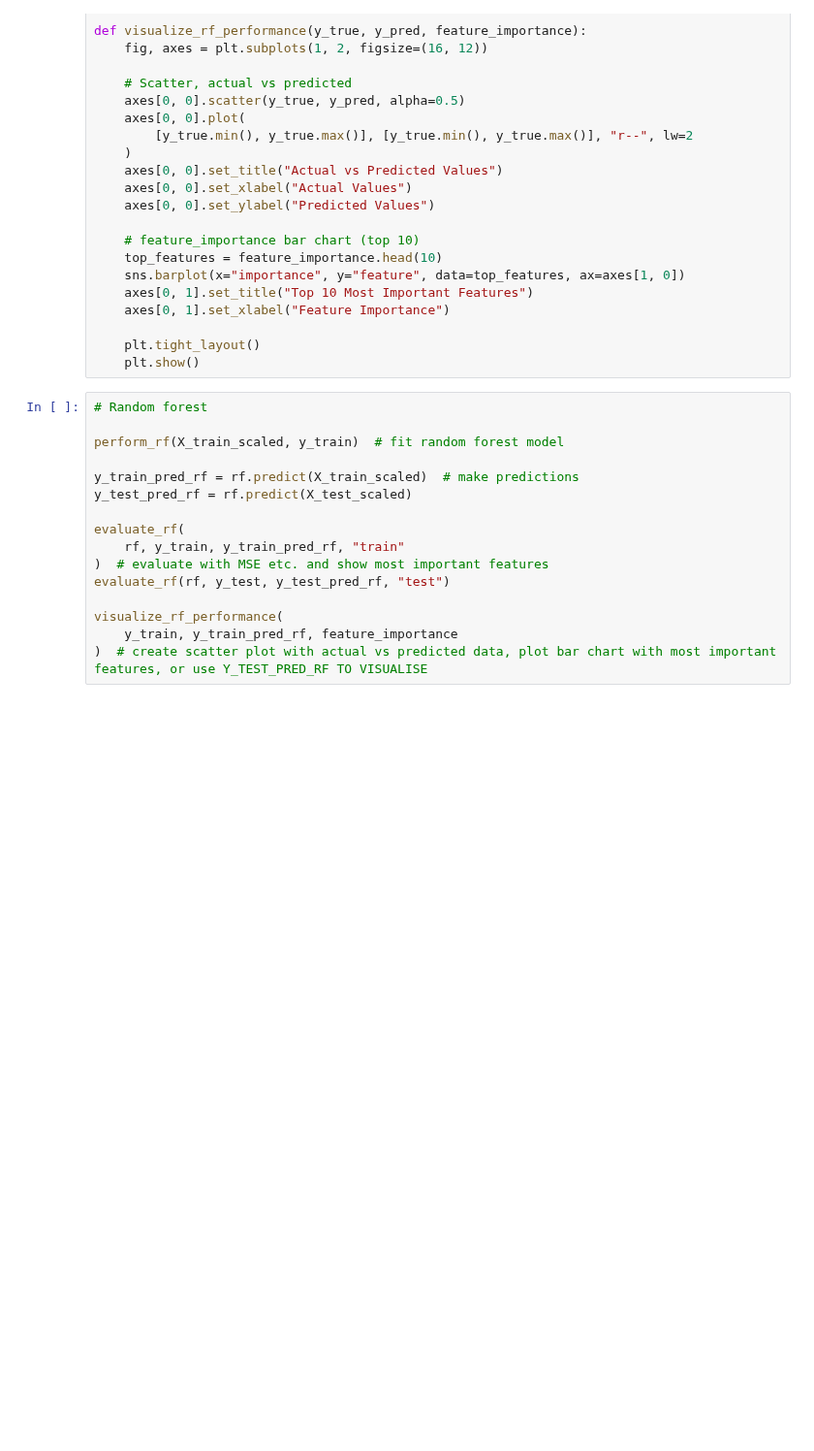
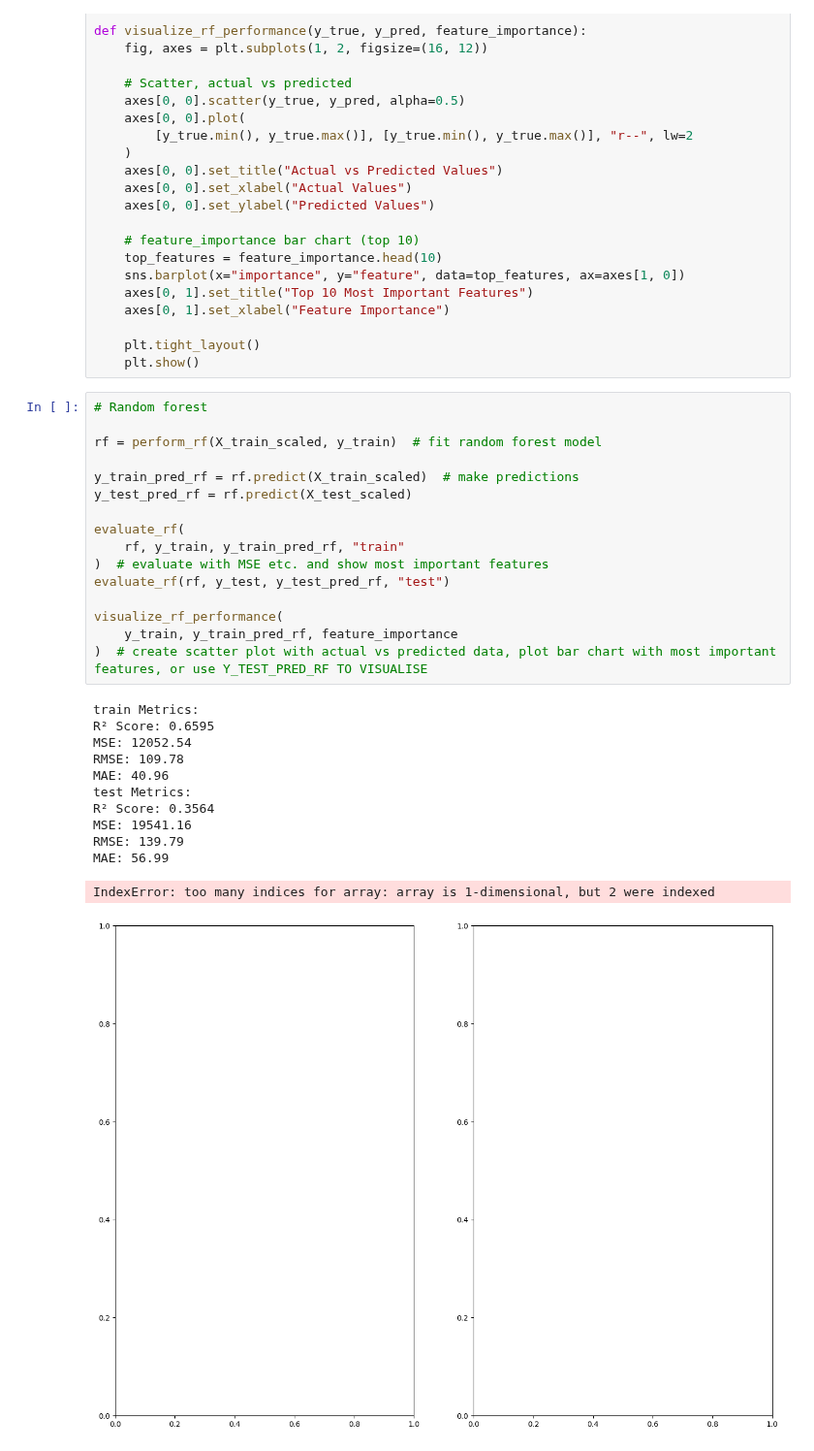
Before and after one commit to gerome-rac/DSF, a Jupyter notebook: models.ipynb, the cells around one changed output. Shown at 97% size. Cells and saved outputs as stored; diff of their text form; blank space fills up the shorter version.

```diff
--- a/models.ipynb
+++ b/models.ipynb
@@ -345,16 +654,29 @@ def visualize_rf_performance(y_true, y_pred, feature_importance):
 # %%
 # Random forest
 
-perform_rf(X_train_scaled, y_train)  # fit random forest model
+rf = perform_rf(X_train_scaled, y_train)  # fit random forest model
 
 y_train_pred_rf = rf.predict(X_train_scaled)  # make predictions
 y_test_pred_rf = rf.predict(X_test_scaled)
 
 evaluate_rf(
     rf, y_train, y_train_pred_rf, "train"
 )  # evaluate with MSE etc. and show most important features
 evaluate_rf(rf, y_test, y_test_pred_rf, "test")
 
 visualize_rf_performance(
     y_train, y_train_pred_rf, feature_importance
 )  # create scatter plot with actual vs predicted data, plot bar chart with most important features, or use Y_TEST_PRED_RF TO VISUALISE
+# %% [output]
+train Metrics:
+R² Score: 0.6595
+MSE: 12052.54
+RMSE: 109.78
+MAE: 40.96
+test Metrics:
+R² Score: 0.3564
+MSE: 19541.16
+RMSE: 139.79
+MAE: 56.99
+IndexError: too many indices for array: array is 1-dimensional, but 2 were indexed
+[figure, added]
```
Also changed, not shown: parts of 26 cells of this notebook, 5 other files.
